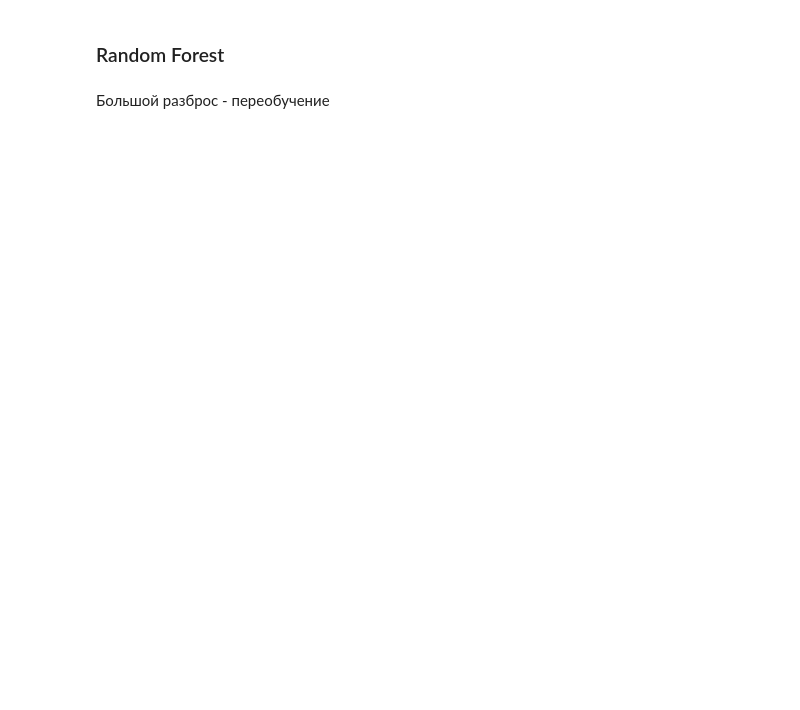
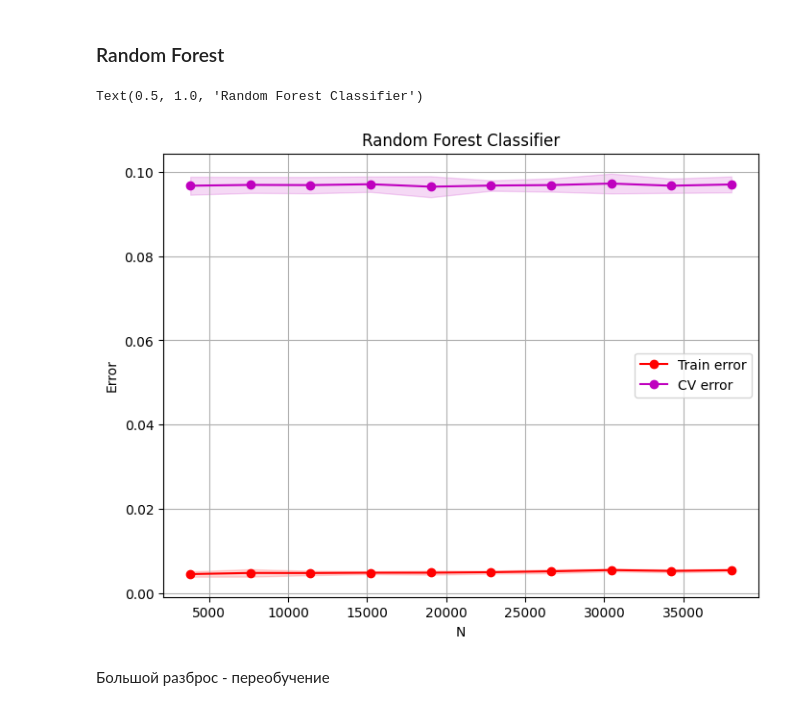
Before and after one commit to EvgenyPinezhanin/ML_2022, a Jupyter notebook: Statistical classification.ipynb, the cells around one changed output. Cells and saved outputs as stored; diff of their text form; code cells hidden in the pictures; blank space fills up the shorter version.

```diff
--- a/Statistical classification.ipynb
+++ b/Statistical classification.ipynb
@@ -612,7 +627,10 @@ Text(0.5, 1.0, 'Logistic regression')
 ### Random Forest
 # %%
 from sklearn.ensemble import RandomForestClassifier
-draw_leaning_curve(RandomForestClassifier(n_estimators = 100))
+draw_learning_curve(RandomForestClassifier(n_estimators = 20))
 plt.title('Random Forest Classifier')
+# %% [output]
+Text(0.5, 1.0, 'Random Forest Classifier')
+[figure, added]
 # %% [markdown]
 Большой разброс - переобучение
```
Also changed, not shown: parts of 39 cells of this notebook.
